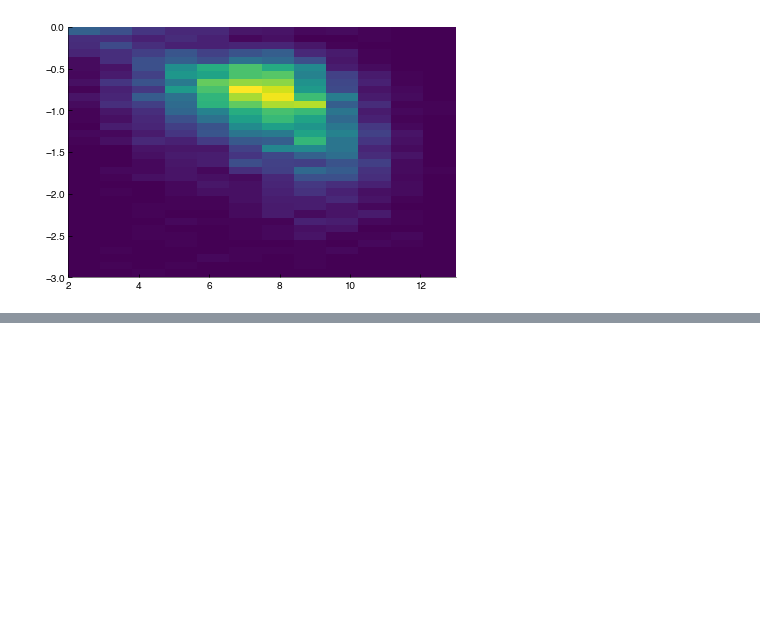
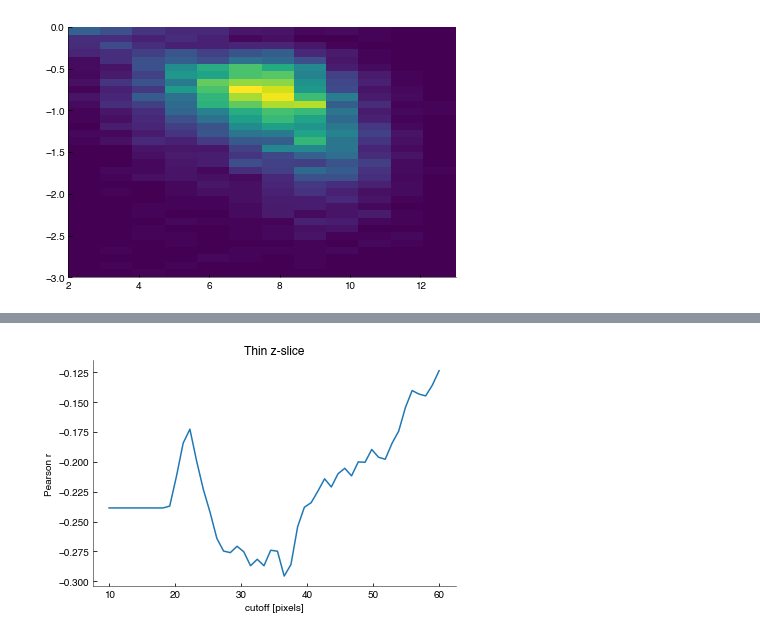
Before and after one commit to FTurci/canard-enchaine, a Jupyter notebook: Analysis.ipynb, the cells around one changed output, grey strips where cells are left out. Drawn from its saved outputs; the diff is of its cells as text; code cells hidden in the pictures; blank space fills up the shorter version.

```diff
--- a/Analysis.ipynb
+++ b/Analysis.ipynb
@@ -344,0 +340,20 @@ len(trace)
+# %%
+tree = cKDTree(xyz)
+
+def local(rcut):
+    neighs = tree.query_ball_tree(tree, rcut)
+    return np.array([np.mean(trace[n]) for n in neighs])
+def corr(rcut):
+    local_trace = local(rcut)
+#     print("All",scipy.stats.pearsonr(local_trace,c)[0])
+    return scipy.stats.pearsonr(local_trace[select],c[select])[0]
+vcorr = np.vectorize(corr)
+# %%
+rcuts = np.linspace(10.0, 60.0,50)
+plt.plot(rcuts,vcorr(rcuts))
+plt.xlabel('cutoff [pixels]')
+plt.ylabel('Pearson r')
+plt.title('Thin z-slice')
+plt.savefig('figs/slicePearson.png')
+# %% [output]
+[figure, added]
```
Also changed, not shown: parts of 12 cells of this notebook, 5 other files.
